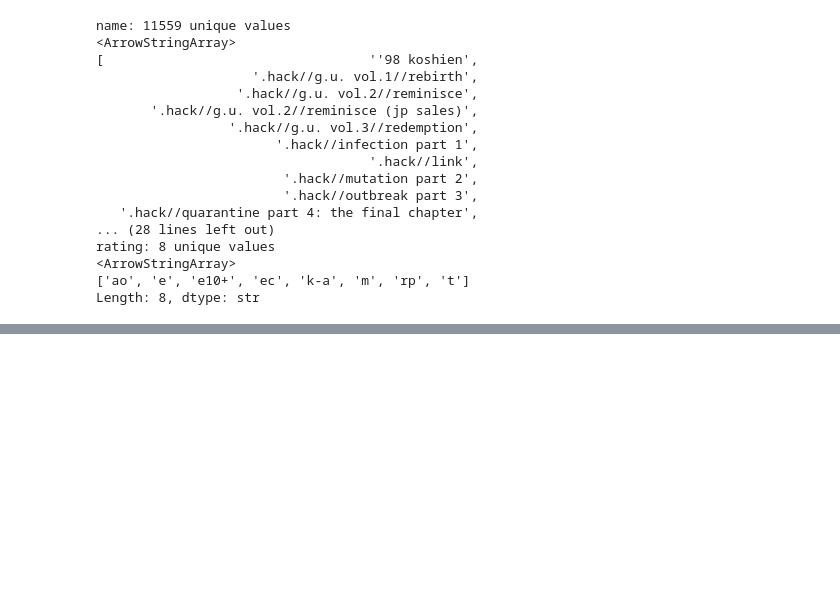
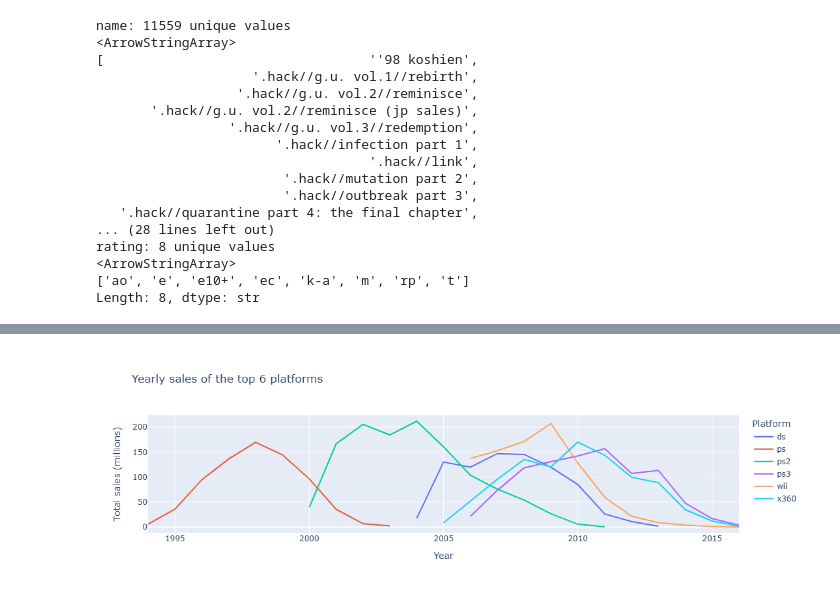
Before and after one commit to CaueFabrizioBS/game-over-or-high-score, a Jupyter notebook: game_over_or_high_score_analysis.ipynb, the cells around one changed output, grey strips where cells are left out. Cells and saved outputs as stored; diff of their text form; code cells hidden in the pictures; blank space fills up the shorter version.

```diff
--- a/game_over_or_high_score_analysis.ipynb
+++ b/game_over_or_high_score_analysis.ipynb
@@ -174,0 +243,12 @@ memory usage: 2.2 MB
+# %%
+# 3.2.2.Yearly sales of the top 6 platforms
+
+top_platforms = sales_by_platform.head(6).index
+
+top_sales_by_year = games_df[games_df['platform'].isin(top_platforms)].groupby(['platform', 'year_of_release'])['total_sales'].sum().reset_index()
+
+px.line(top_sales_by_year, x='year_of_release', y='total_sales', color='platform',
+        title='Yearly sales of the top 6 platforms',
+        labels={'year_of_release': 'Year', 'total_sales': 'Total sales (millions)', 'platform': 'Platform'})
+# %% [output]
+[figure, added]
```
Also changed, not shown: parts of 27 cells of this notebook.
